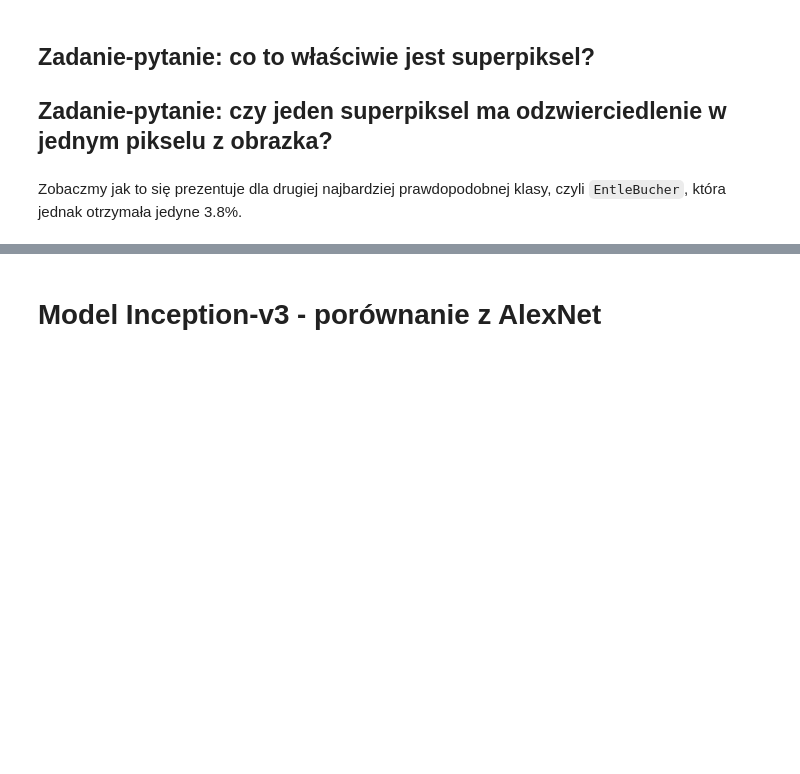
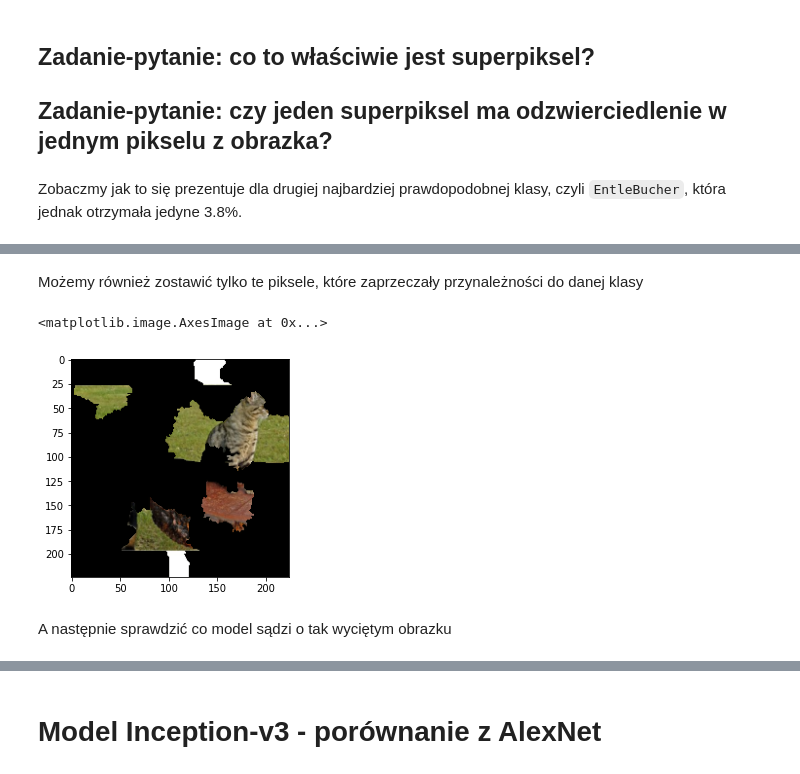
Before and after one commit to Mlokos/active-learning-lime, a Jupyter notebook: LAB03.ipynb, the cells around one changed output, grey strips where cells are left out. Drawn from its saved outputs; the diff is of its cells as text; code cells hidden in the pictures; blank space fills up the shorter version.

```diff
--- a/LAB03.ipynb
+++ b/LAB03.ipynb
@@ -245,0 +261,17 @@ plt.imshow(boundaries)
+# %% [markdown]
+Możemy również zostawić tylko te piksele, które zaprzeczały przynależności do danej klasy
+# %%
+image, mask = explanation.get_image_and_mask(
+    label=explanation.top_labels[0],
+    positive_only=False,
+    negative_only=True,
+    num_features=10,
+    hide_rest=True)
+boundaries = mark_boundaries(image, mask)
+cropped_image_ndarray = (boundaries).astype(np.uint8)
+plt.imshow(cropped_image_ndarray)
+# %% [output]
+<matplotlib.image.AxesImage at 0x...>
+[figure, added]
+# %% [markdown]
+A następnie sprawdzić co model sądzi o tak wyciętym obrazku
```
Also changed, not shown: parts of 12 cells of this notebook.
